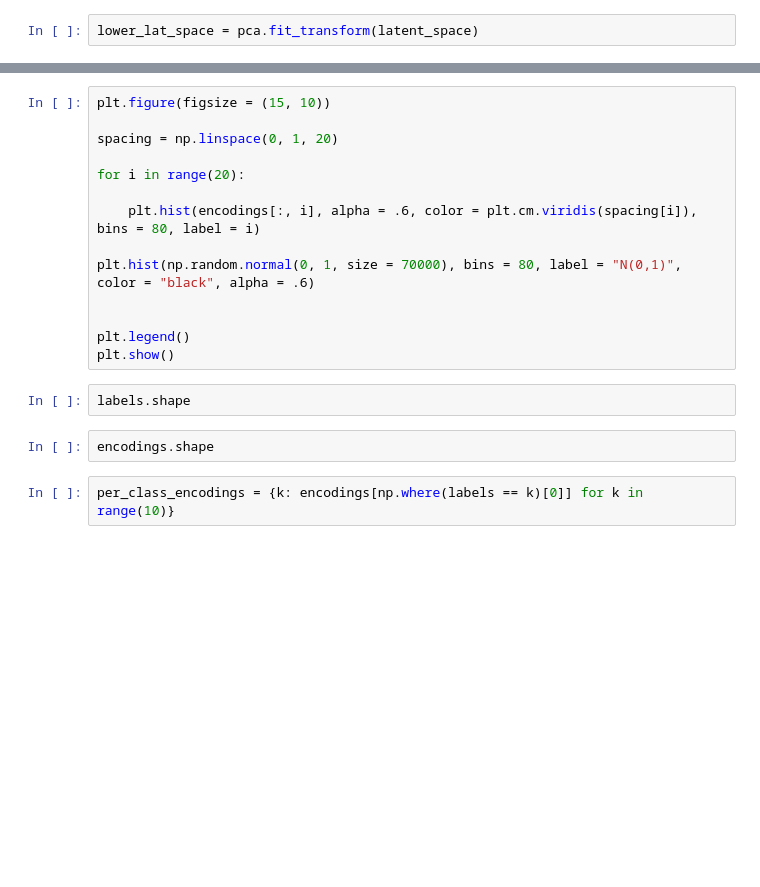
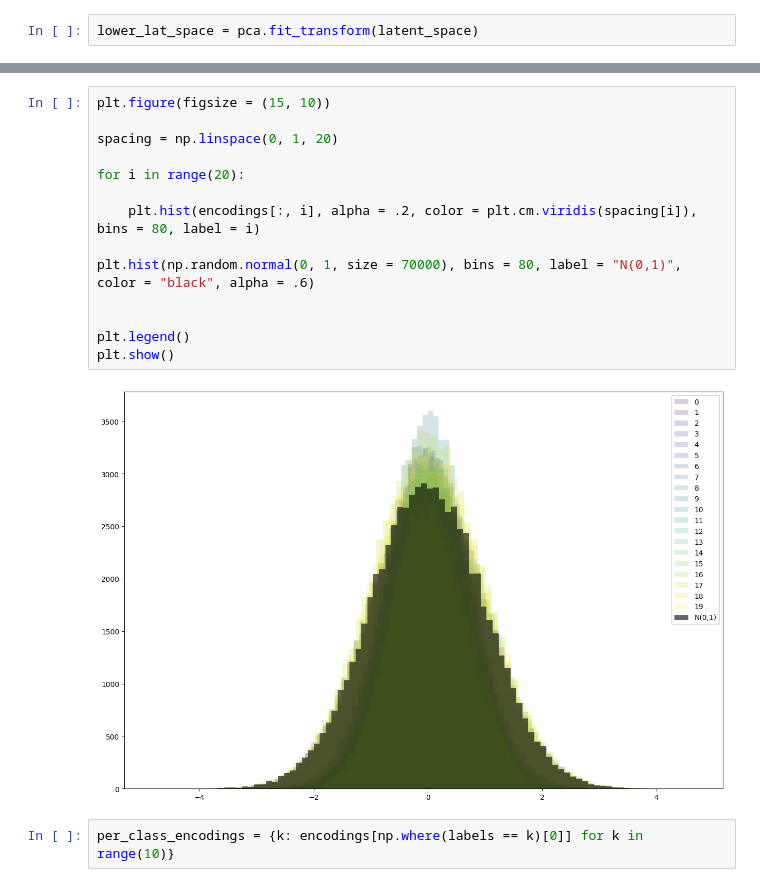
Before and after one commit to k-mundinger/VAE, a Jupyter notebook: notebook.ipynb, the cells around one changed output, grey strips where cells are left out. Saved outputs shown, nothing was run; the diff lists cells and outputs as text; blank space fills up the shorter version.

```diff
--- a/notebook.ipynb
+++ b/notebook.ipynb
@@ -136,21 +144,19 @@ plt.show()
 # %%
 plt.figure(figsize = (15, 10))
 
 spacing = np.linspace(0, 1, 20)
 
 for i in range(20):
 
-    plt.hist(encodings[:, i], alpha = .6, color = plt.cm.viridis(spacing[i]), bins = 80, label = i)
+    plt.hist(encodings[:, i], alpha = .2, color = plt.cm.viridis(spacing[i]), bins = 80, label = i)
 
 plt.hist(np.random.normal(0, 1, size = 70000), bins = 80, label = "N(0,1)", color = "black", alpha = .6)
 
 
 plt.legend()
 plt.show()
+# %% [output]
+[figure, added]
-# %%
-labels.shape
-# %%
-encodings.shape
 # %%
 per_class_encodings = {k: encodings[np.where(labels == k)[0]] for k in range(10)}
 # %%
```
Also changed, not shown: parts of 7 cells of this notebook, 3 other files.
